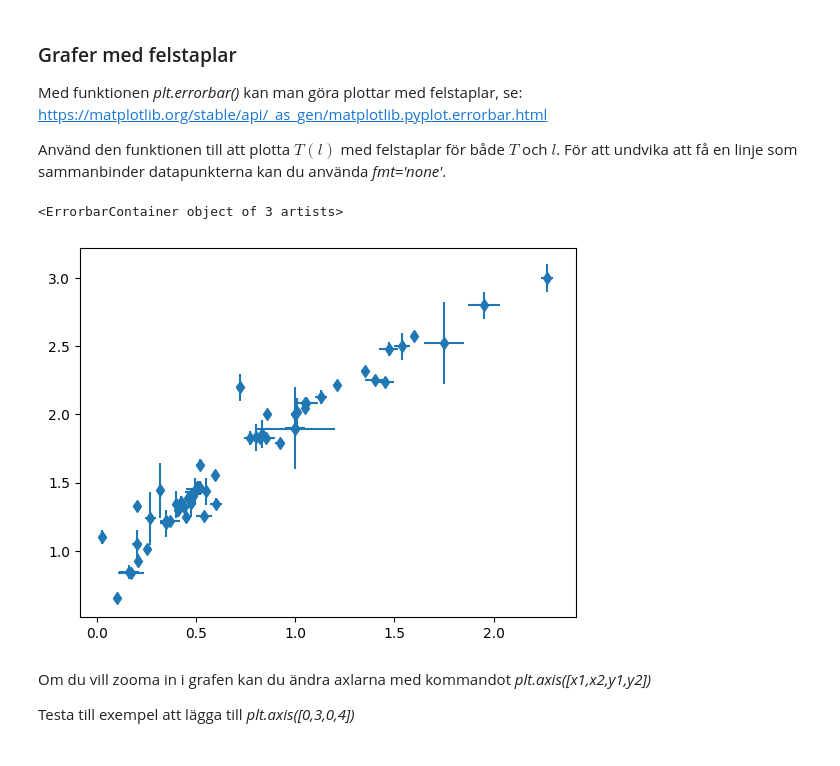
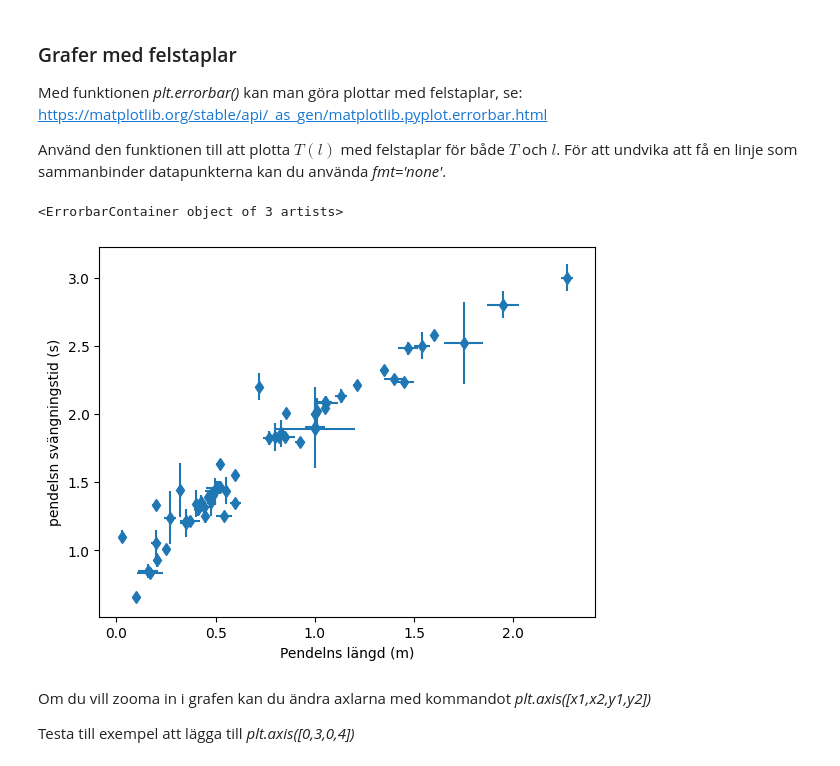
Before and after one commit to Hobbit0419/Uni_code, a Jupyter notebook: exp_met/Anton_Lindbro_HU2.ipynb, the cells around one changed output. Cells and saved outputs as stored; diff of their text form; code cells hidden in the pictures.

```diff
--- a/exp_met/Anton_Lindbro_HU2.ipynb
+++ b/exp_met/Anton_Lindbro_HU2.ipynb
@@ -107,11 +112,12 @@ https://matplotlib.org/stable/api/_as_gen/matplotlib.pyplot.errorbar.html
 Använd den funktionen till att plotta $T(l)$ med felstaplar för både $T$ och $l$. För att undvika att få en linje som sammanbinder datapunkterna kan du använda *fmt='none'*.
 # %%
 # Plotta T(l) med osäkerheter här
-
+plt.xlabel('Pendelns längd (m)')
+plt.ylabel('pendelsn svängningstid (s)')
 plt.errorbar(l, T, xerr=dl, yerr=dT, fmt='d')
 # %% [output]
 <ErrorbarContainer object of 3 artists>
-[figure, old version]
+[figure, new version]
 # %% [markdown]
 Om du vill zooma in i grafen kan du ändra axlarna med kommandot *plt.axis([x1,x2,y1,y2])*
 
```
Also changed, not shown: parts of 4 cells of this notebook, 2 other files.
